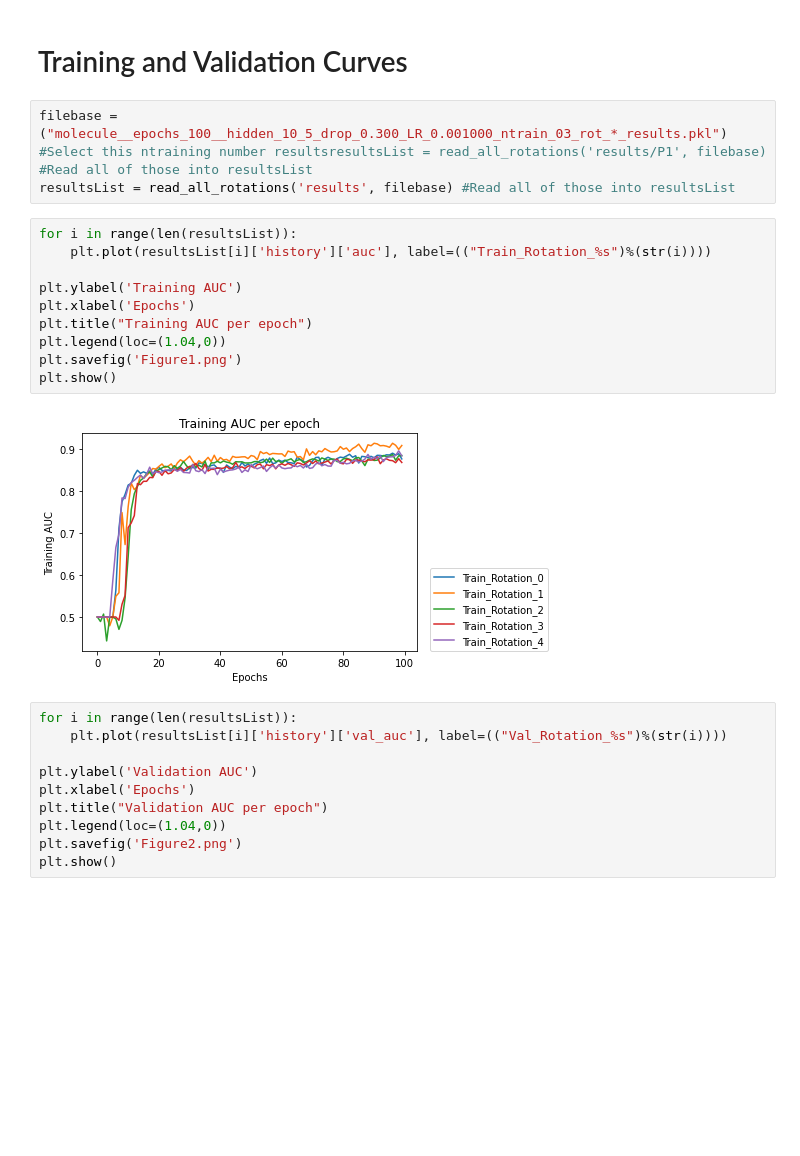
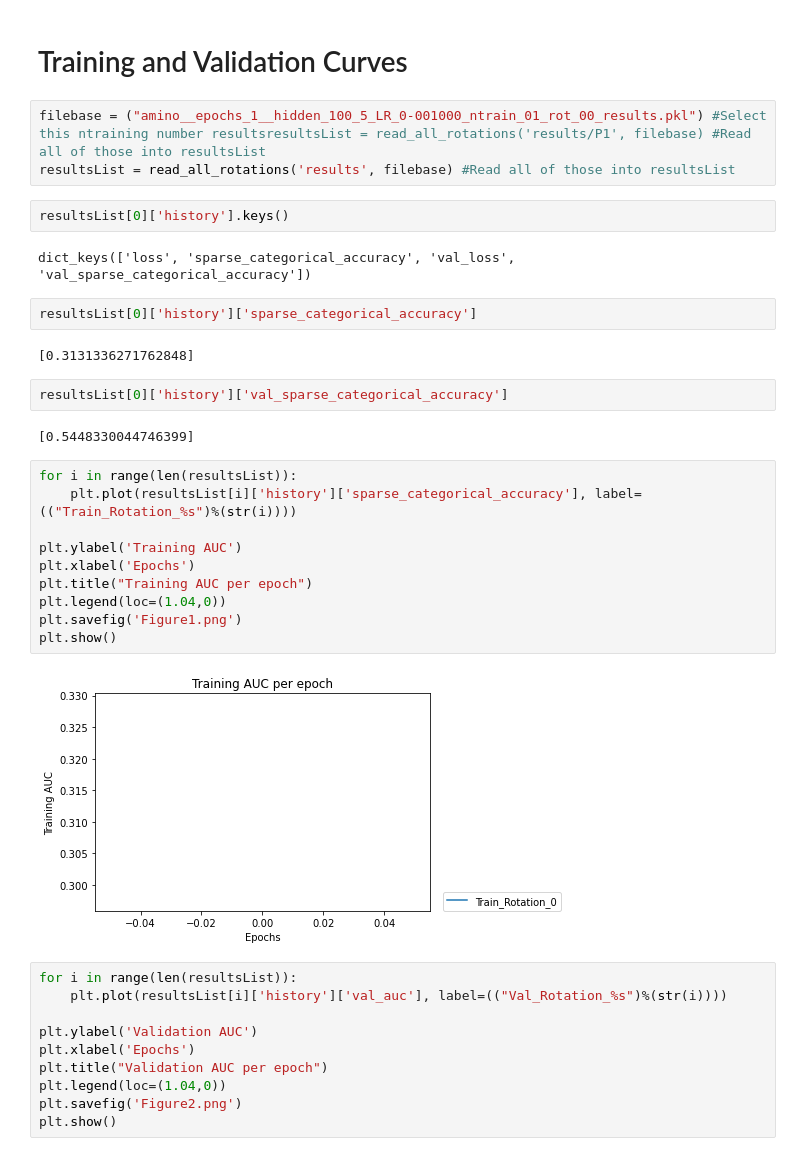
Before and after one commit to rachellb/CS5043_Assignment7, a Jupyter notebook: hw7_Notebook.ipynb, the cells around one changed output. Cells and saved outputs as stored; diff of their text form; blank space fills up the shorter version.

```diff
--- a/hw7_Notebook.ipynb
+++ b/hw7_Notebook.ipynb
@@ -30,20 +30,32 @@ def read_all_rotations(dirname, filebase):
 # %% [markdown]
 # Training and Validation Curves
 # %%
-filebase = ("molecule__epochs_100__hidden_10_5_drop_0.300_LR_0.001000_ntrain_03_rot_*_results.pkl") #Select this ntraining number resultsresultsList = read_all_rotations('results/P1', filebase) #Read all of those into resultsList
+filebase = ("amino__epochs_1__hidden_100_5_LR_0-001000_ntrain_01_rot_00_results.pkl") #Select this ntraining number resultsresultsList = read_all_rotations('results/P1', filebase) #Read all of those into resultsList
 resultsList = read_all_rotations('results', filebase) #Read all of those into resultsList
+# %%
+resultsList[0]['history'].keys()
+# %% [output]
+dict_keys(['loss', 'sparse_categorical_accuracy', 'val_loss', 'val_sparse_categorical_accuracy'])
+# %%
+resultsList[0]['history']['sparse_categorical_accuracy']
+# %% [output]
+[0.3131336271762848]
+# %%
+resultsList[0]['history']['val_sparse_categorical_accuracy']
+# %% [output]
+[0.5448330044746399]
 # %%
 for i in range(len(resultsList)):
-    plt.plot(resultsList[i]['history']['auc'], label=(("Train_Rotation_%s")%(str(i))))
+    plt.plot(resultsList[i]['history']['sparse_categorical_accuracy'], label=(("Train_Rotation_%s")%(str(i))))
 
 plt.ylabel('Training AUC')
 plt.xlabel('Epochs')
 plt.title("Training AUC per epoch")
 plt.legend(loc=(1.04,0))
 plt.savefig('Figure1.png')
 plt.show()
 # %% [output]
-[figure, old version]
+[figure, new version]
 # %%
 for i in range(len(resultsList)):
     plt.plot(resultsList[i]['history']['val_auc'], label=(("Val_Rotation_%s")%(str(i))))
```
Also changed, not shown: 4 other files.
